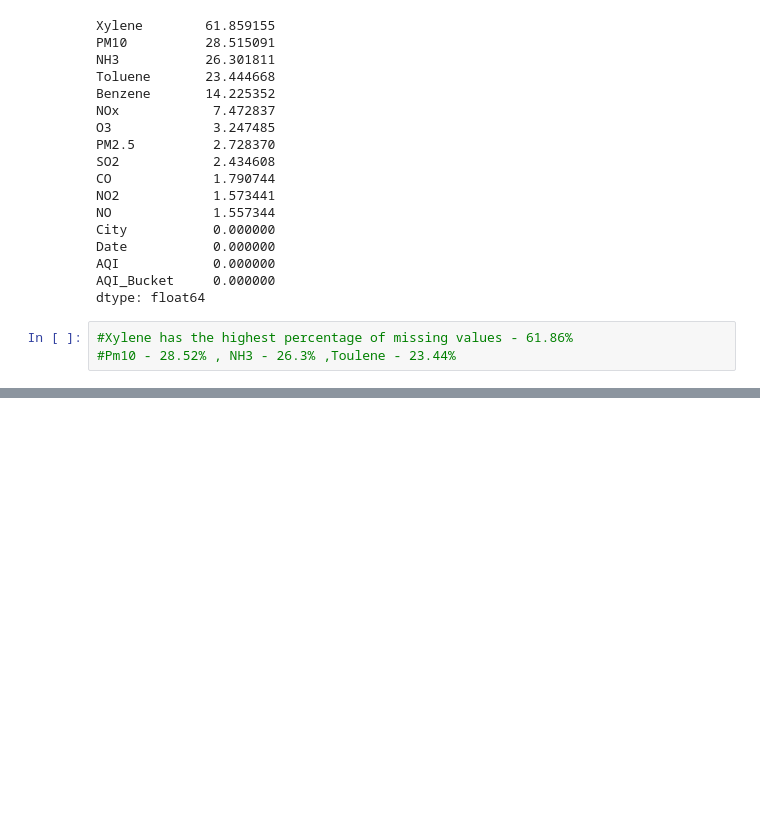
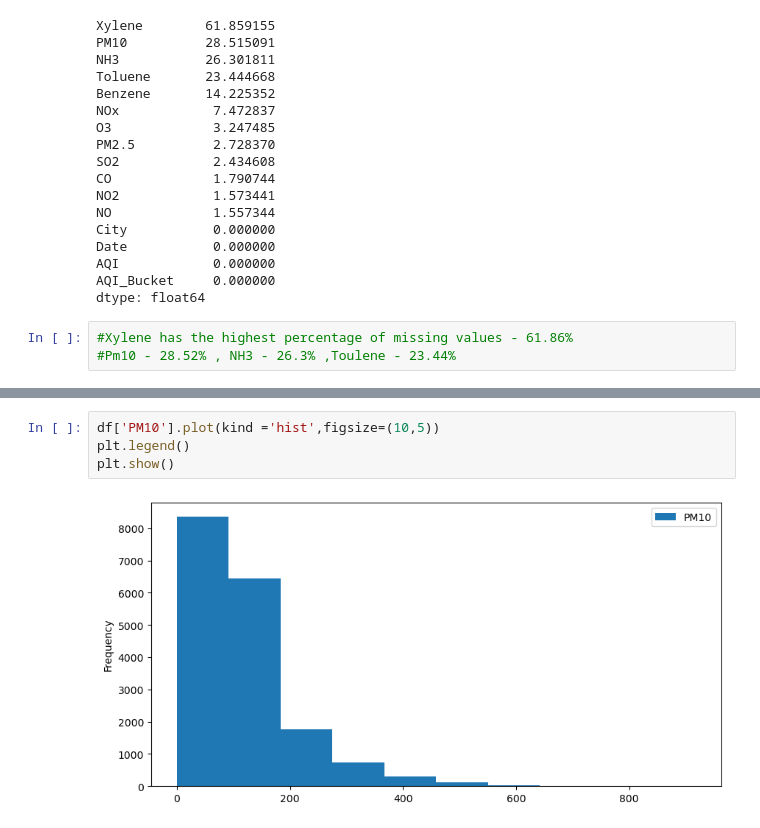
Before and after one commit to Kanav-Dogra/AQI-Prediction-Model, a Jupyter notebook: AQIPredictionmodel.ipynb, the cells around one changed output, grey strips where cells are left out. Saved outputs shown, nothing was run; the diff lists cells and outputs as text; blank space fills up the shorter version.

```diff
--- a/AQIPredictionmodel.ipynb
+++ b/AQIPredictionmodel.ipynb
@@ -153,0 +158,6 @@ plt.show()
+# %%
+df['PM10'].plot(kind ='hist',figsize=(10,5))
+plt.legend()
+plt.show()
+# %% [output]
+[figure, added]
```
Also changed, not shown: parts of 39 cells of this notebook.
